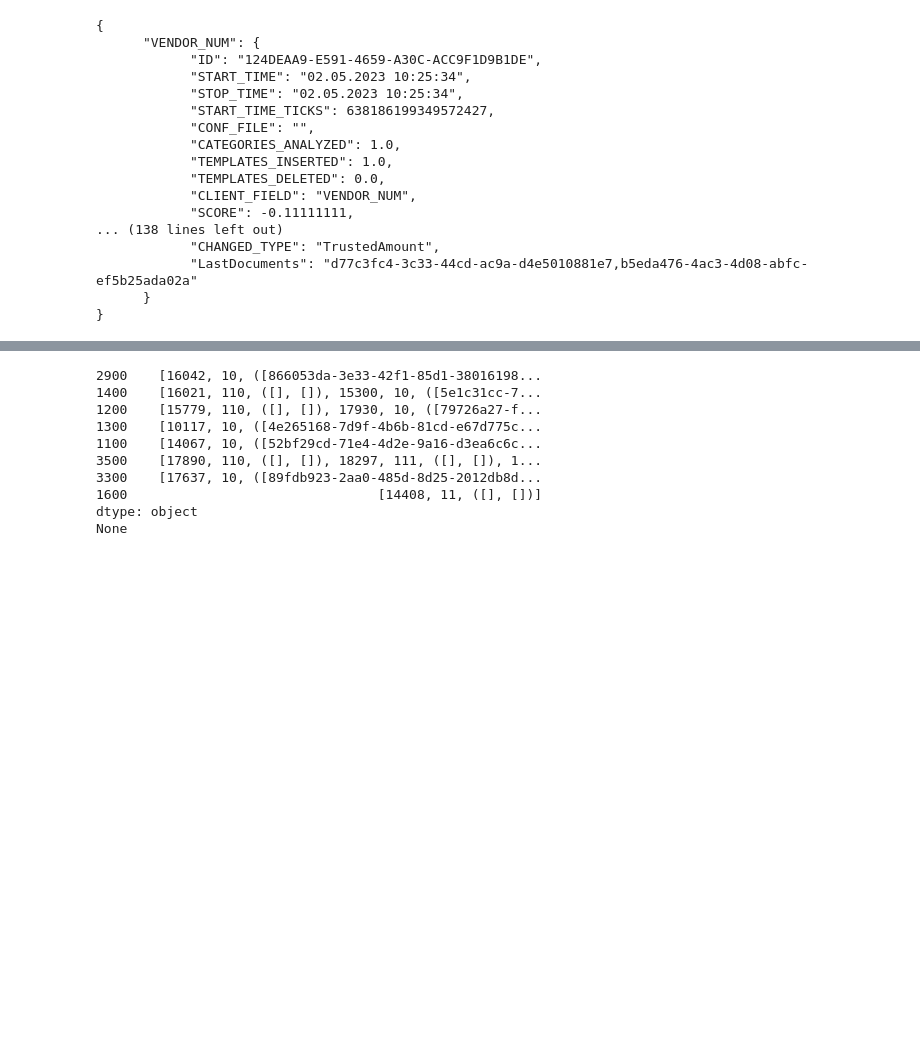
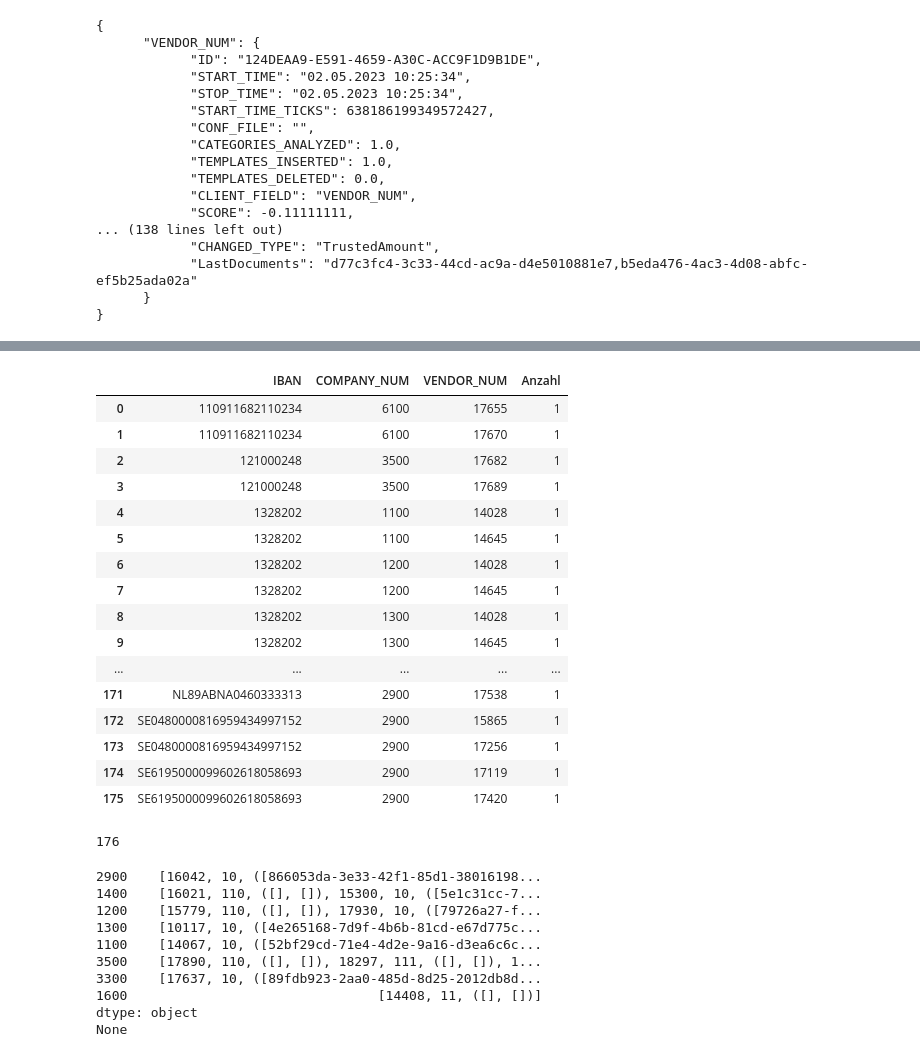
Before and after one commit to FusionShareeza/Masterarbeit, a Jupyter notebook: sqlconnector.ipynb, the cells around one changed output, grey strips where cells are left out. Saved outputs shown, nothing was run; the diff lists cells and outputs as text; code cells hidden in the pictures; blank space fills up the shorter version.

```diff
--- a/sqlconnector.ipynb
+++ b/sqlconnector.ipynb
@@ -977,0 +998,15 @@ df_table_ccvendors_bank = df_table_ccvendors_bank.replace('\r',' ', regex=True)
+# %%
+import pandas as pd
+
+spalte3_counts = df_table_ccvendors_bank['IBAN'].value_counts()
+
+häufige_werte_spalte3 = spalte3_counts[spalte3_counts > 1]
+
+for wert_spalte3 in häufige_werte_spalte3.index:
+    filtered_df = df_table_ccvendors_bank[df_table_ccvendors_bank['IBAN'] == wert_spalte3]
+
+    unique_combinations = filtered_df.groupby(['COMPANY_NUM', 'VENDOR_NUM']).size().reset_index(name='Anzahl')
+
+    if len(unique_combinations) > 1:
+        print(f"Häufiger Wert in Spalte 3: {wert_spalte3}")
+        print(unique_combinations)
@@ -978,3 +1031,40 @@ df_table_ccvendors_bank = df_table_ccvendors_bank.replace('\r',' ', regex=True)
+# %%
+import pandas as pd
+
+def filter_combinations(df):
+    grouped = df.groupby(['IBAN', 'COMPANY_NUM'])
+
+    filtered_groups = grouped.filter(lambda x: len(x['VENDOR_NUM'].unique()) > 1)
+
+    unique_combinations = filtered_groups.groupby(['IBAN', 'COMPANY_NUM', 'VENDOR_NUM']).size().reset_index(name='Anzahl')
+    laenge = len(unique_combinations.index)
+    if not unique_combinations.empty:
+        display(unique_combinations)
+        print(laenge)
+    else:
+        print("Es gibt keine Fälle, bei denen Spalte 3 und Spalte 1 gleich sind, aber Spalte 2 unterschiedliche Werte aufweist.")
+
+# Aufruf der Funktion
+filter_combinations(df_table_ccvendors_bank)
+# %% [output]
+|  | IBAN | COMPANY_NUM | VENDOR_NUM | Anzahl |
+| 0 | 110911682110234 | 6100 | 17655 | 1 |
+| 1 | 110911682110234 | 6100 | 17670 | 1 |
+| 2 | 121000248 | 3500 | 17682 | 1 |
+| 3 | 121000248 | 3500 | 17689 | 1 |
+| 4 | 1328202 | 1100 | 14028 | 1 |
+| 5 | 1328202 | 1100 | 14645 | 1 |
+| 6 | 1328202 | 1200 | 14028 | 1 |
+| 7 | 1328202 | 1200 | 14645 | 1 |
+| 8 | 1328202 | 1300 | 14028 | 1 |
+| 9 | 1328202 | 1300 | 14645 | 1 |
+| ... | ... | ... | ... | ... |
+| 171 | NL89ABNA0460333313 | 2900 | 17538 | 1 |
+| 172 | SE0480000816959434997152 | 2900 | 15865 | 1 |
+| 173 | SE0480000816959434997152 | 2900 | 17256 | 1 |
+| 174 | SE6195000099602618058693 | 2900 | 17119 | 1 |
+| 175 | SE6195000099602618058693 | 2900 | 17420 | 1 |
+176
 # %%
 def check_for_eap_error(vendor_num, debitor):
         df_sort = dc_sorted_df_vendor_complete[debitor][vendor_num]
```
Also changed, not shown: parts of 15 cells of this notebook, 4 other files.
